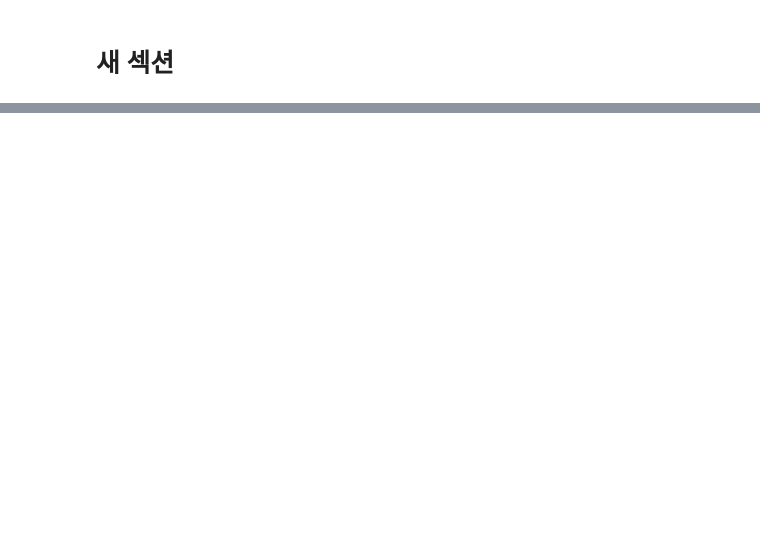
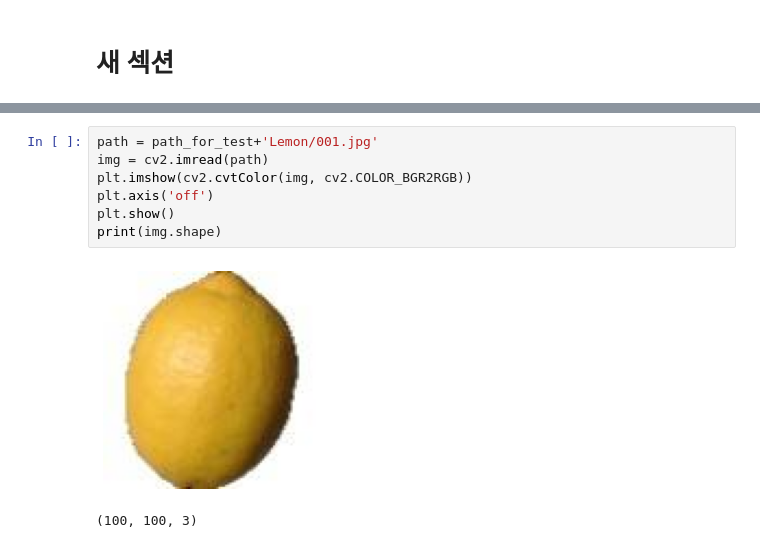
Before and after one commit to ykykyk112/machine_learning, a Jupyter notebook: sklearn_exercise/SVM_Classifier.ipynb, the cells around one changed output, grey strips where cells are left out. Cells and saved outputs as stored; diff of their text form; blank space fills up the shorter version.

```diff
--- a/sklearn_exercise/SVM_Classifier.ipynb
+++ b/sklearn_exercise/SVM_Classifier.ipynb
@@ -324,0 +510,10 @@ array([[143,   0,   0,   0,   0,   0,   0,   0,   0,   0,   0,   0],
+# %%
+path = path_for_test+'Lemon/001.jpg'
+img = cv2.imread(path)
+plt.imshow(cv2.cvtColor(img, cv2.COLOR_BGR2RGB))
+plt.axis('off')
+plt.show()
+print(img.shape)
+# %% [output]
+[figure, added]
+(100, 100, 3)
```
Also changed, not shown: parts of 34 cells of this notebook.
